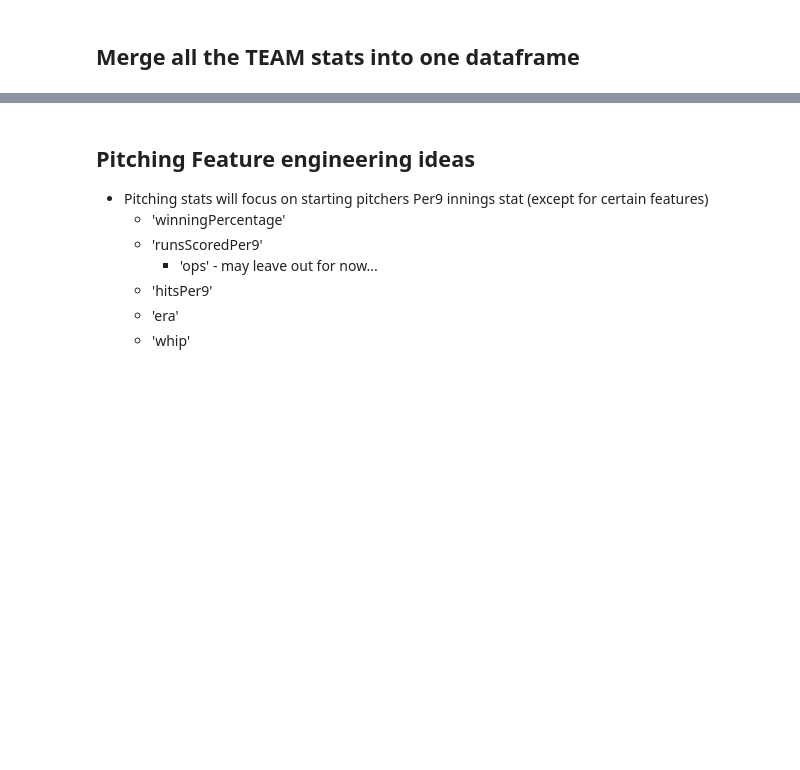
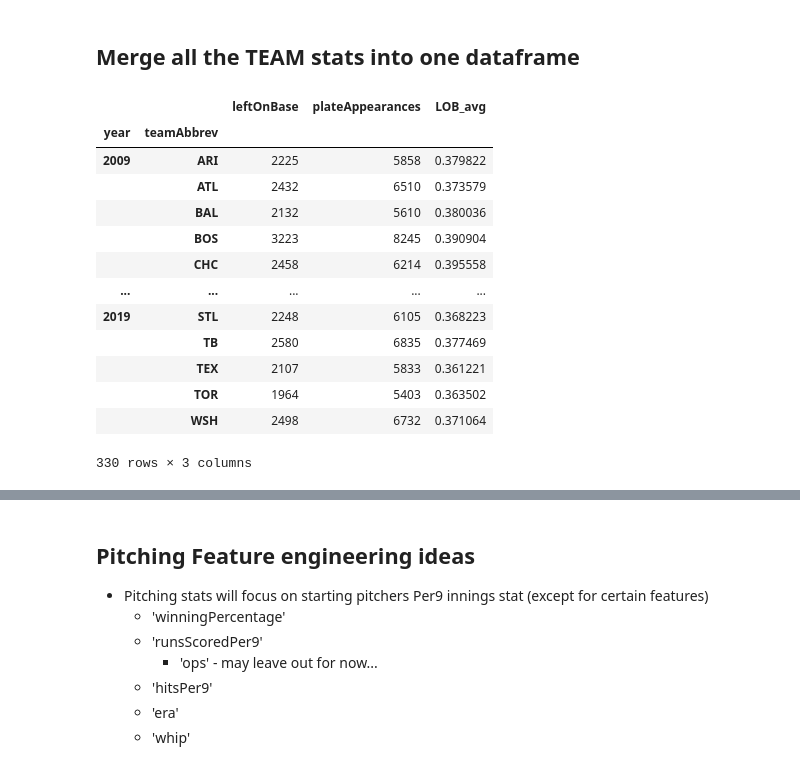
Before and after one commit to egitit/Predicting_MLB_outcomes, a Jupyter notebook: feature_engineering.ipynb, the cells around one changed output, grey strips where cells are left out. Cells and saved outputs as stored; diff of their text form; code cells hidden in the pictures; blank space fills up the shorter version.

Commit message:
generated team annual avg stats.

```diff
--- a/feature_engineering.ipynb
+++ b/feature_engineering.ipynb
@@ -76,7 +76,7 @@ a = a.to_frame()
 b = b.to_frame()
 LOB = a.join(b, on=['year', 'teamAbbrev'])
 LOB['LOB_avg'] = LOB['leftOnBase']/LOB['plateAppearances']
-LOB = LOB.reset_index()
+# LOB = LOB.reset_index()
 # %%
 # Runs per plate appearance
 # Commented out. Taking a different approach
@@ -128,3 +128,20 @@ RBI = RBI.reset_index()
 # %% [markdown]
 ## Merge all the TEAM stats into one dataframe
+# %%
+LOB
+# %% [output]
+|  |  | leftOnBase | plateAppearances | LOB_avg |
+| year | teamAbbrev |  |  |  |
+| 2009 | ARI | 2225 | 5858 | 0.379822 |
+|  | ATL | 2432 | 6510 | 0.373579 |
+|  | BAL | 2132 | 5610 | 0.380036 |
+|  | BOS | 3223 | 8245 | 0.390904 |
+|  | CHC | 2458 | 6214 | 0.395558 |
+| ... | ... | ... | ... | ... |
+| 2019 | STL | 2248 | 6105 | 0.368223 |
+|  | TB | 2580 | 6835 | 0.377469 |
+|  | TEX | 2107 | 5833 | 0.361221 |
+|  | TOR | 1964 | 5403 | 0.363502 |
+|  | WSH | 2498 | 6732 | 0.371064 |
+330 rows × 3 columns
 # %%
```
Also changed, not shown: parts of 17 cells of this notebook.
